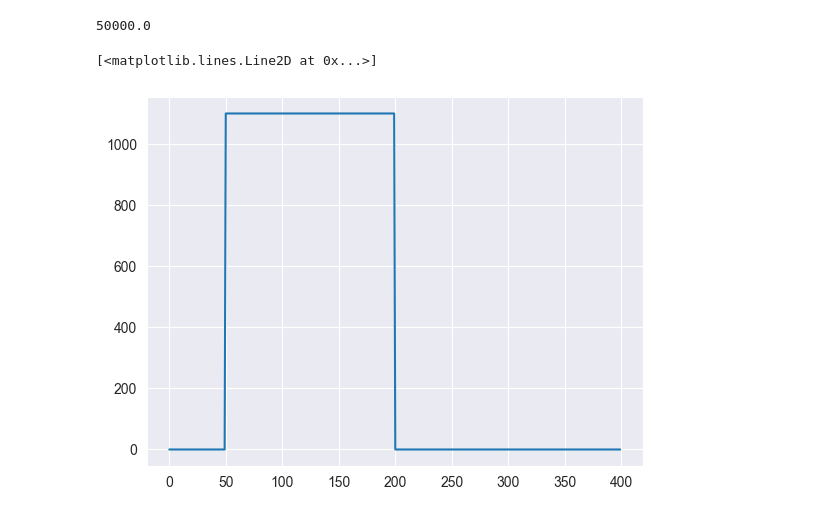
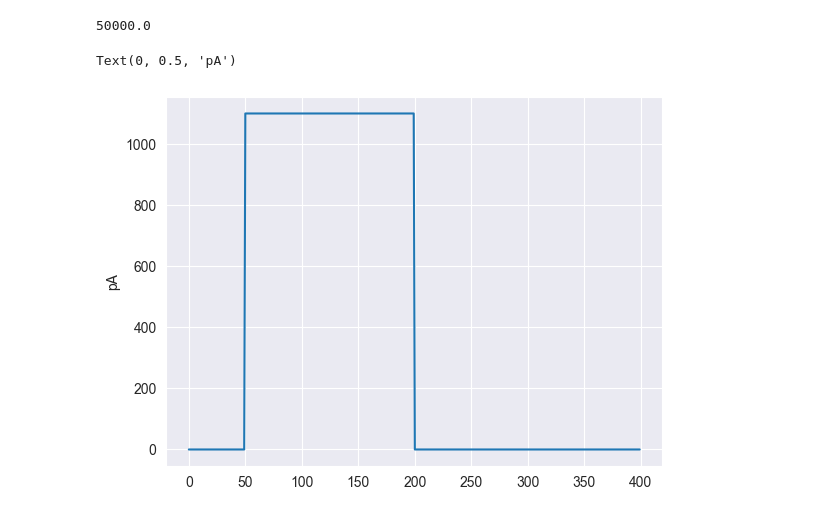
Before and after one commit to ofek181/Neuronal-Cell-Type-Classification, a Jupyter notebook: temp_fourier.ipynb, the cells around one changed output. Cells and saved outputs as stored; diff of their text form; code cells hidden in the pictures.

```diff
--- a/temp_fourier.ipynb
+++ b/temp_fourier.ipynb
@@ -106,11 +110,12 @@ ephys_data = pd.DataFrame.from_dict(result)
 # %%
 buffer = 200
 index = ephys_data['threshold_index'][0]
 stimuli = i[index-buffer:index+buffer]
 plt.plot(stimuli)
+plt.ylabel('pA')
 # %% [output]
-[<matplotlib.lines.Line2D at 0x...>]
+Text(0, 0.5, 'pA')
-[figure, old version]
+[figure, new version]
 # %%
 buffer = 150
 response = v[index-buffer:index+buffer]
```
Also changed, not shown: parts of 5 cells of this notebook.
